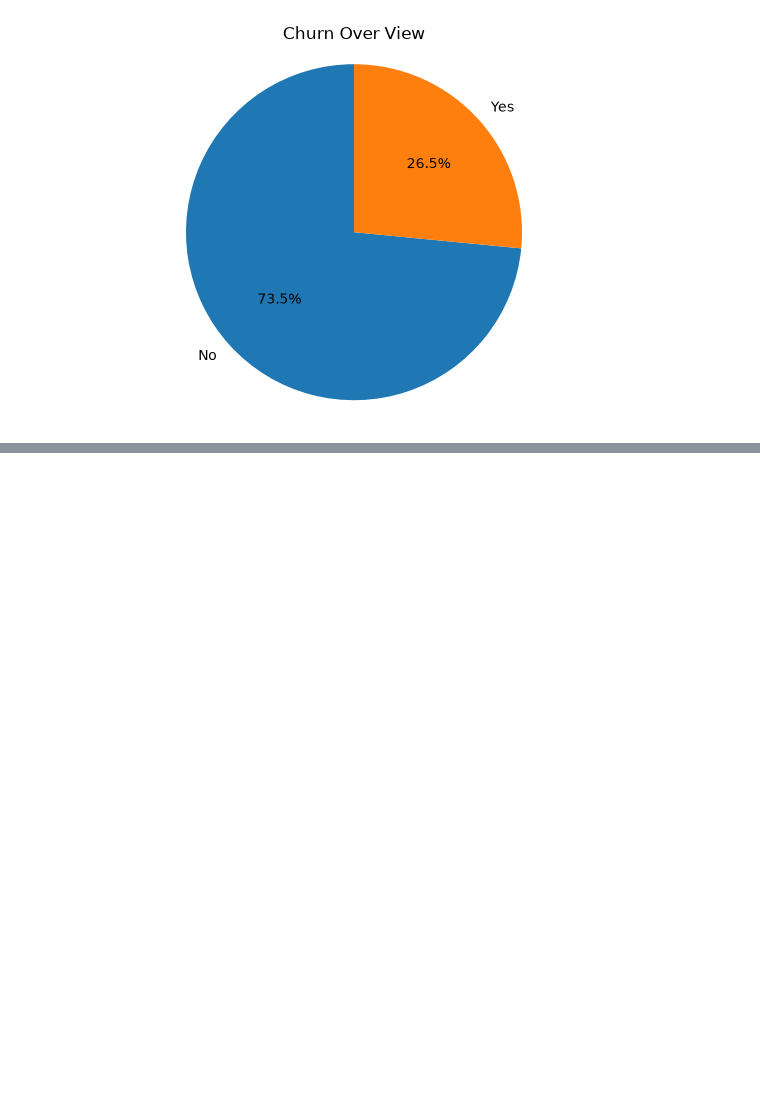
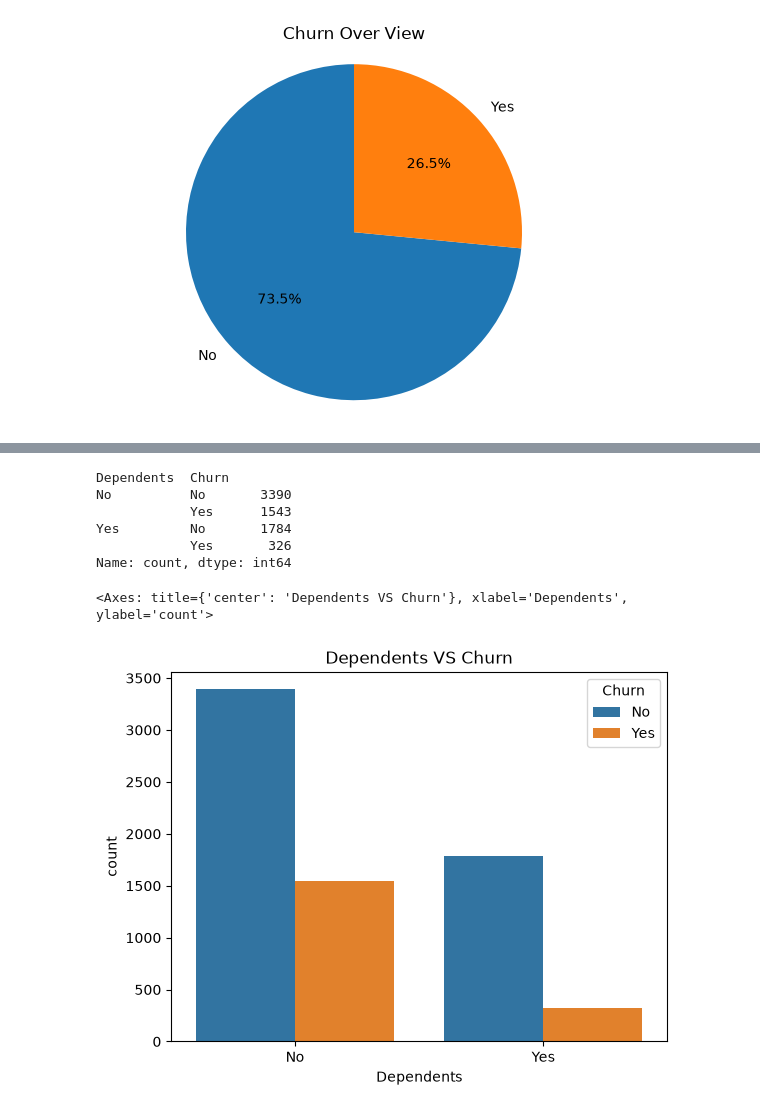
Before and after one commit to Fatima-Arain206/SOFTGROWTECH_INTERNSHIP_PROJECT_TASK2_DATA_ANALYSIS, a Jupyter notebook: CustomerRetention_Analysis_Project2/Customer_Retention.ipynb, the cells around one changed output, grey strips where cells are left out. Drawn from its saved outputs; the diff is of its cells as text; code cells hidden in the pictures; blank space fills up the shorter version.

```diff
--- a/CustomerRetention_Analysis_Project2/Customer_Retention.ipynb
+++ b/CustomerRetention_Analysis_Project2/Customer_Retention.ipynb
@@ -156,0 +195,17 @@ plt.show()
+# %%
+# churn vs dependes
+
+df.groupby(['Dependents'])['Churn'].value_counts()
+# %% [output]
+Dependents  Churn
+No          No       3390
+            Yes      1543
+Yes         No       1784
+            Yes       326
+Name: count, dtype: int64
+# %%
+plt.title('Dependents VS Churn')
+sb.countplot(x= df['Dependents'] ,  hue=df['Churn'])
+# %% [output]
+<Axes: title={'center': 'Dependents VS Churn'}, xlabel='Dependents', ylabel='count'>
+[figure, added]
```
Also changed, not shown: parts of 5 cells of this notebook.
